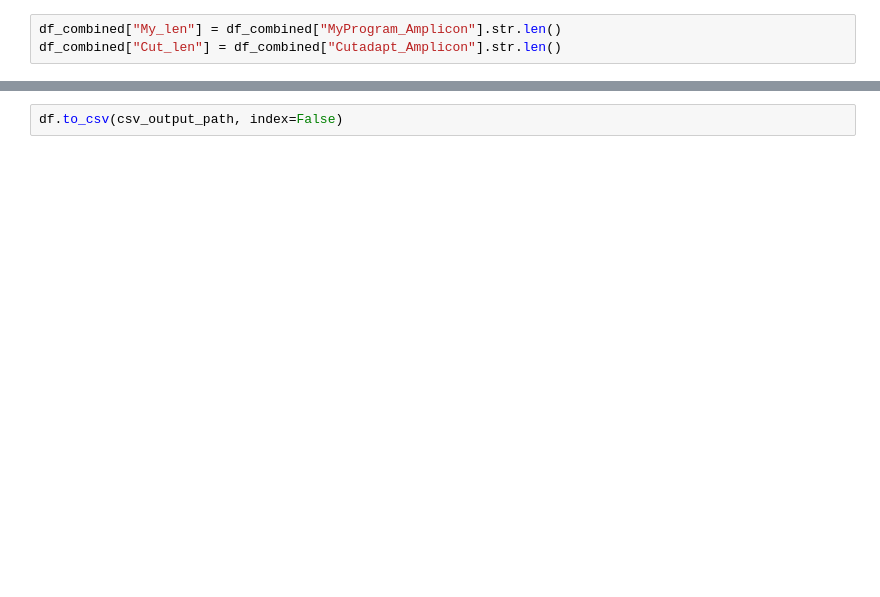
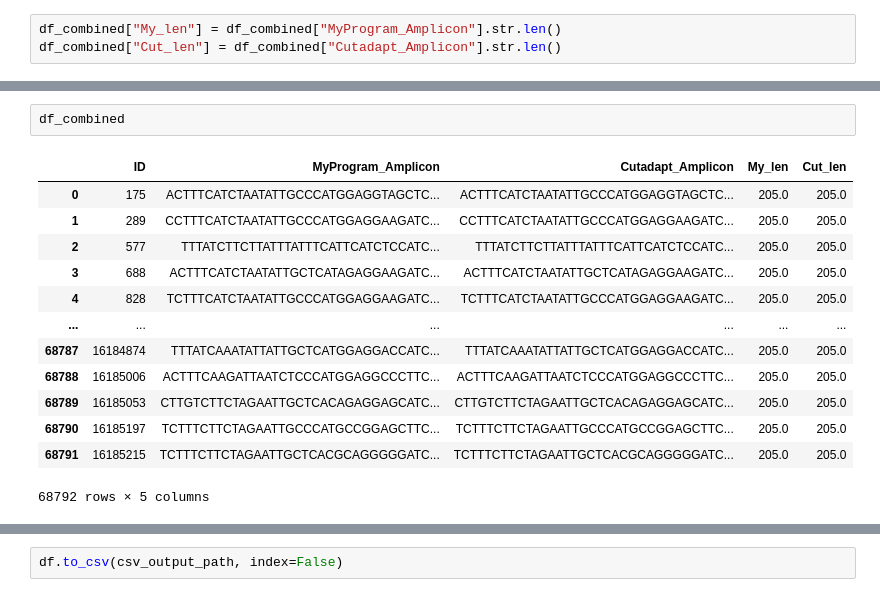
Before and after one commit to Vuju/primer-finder, a Jupyter notebook: notebooks/16-run-benchmarks.ipynb, the cells around one changed output, grey strips where cells are left out. Saved outputs shown, nothing was run; the diff lists cells and outputs as text; blank space fills up the shorter version.

```diff
--- a/notebooks/16-run-benchmarks.ipynb
+++ b/notebooks/16-run-benchmarks.ipynb
@@ -175,3 +173,19 @@ print(len(df_diff))
+# %%
+df_combined
+# %% [output]
+|  | ID | MyProgram_Amplicon | Cutadapt_Amplicon | My_len | Cut_len |
+| 0 | 175 | ACTTTCATCTAATATTGCCCATGGAGGTAGCTC... | ACTTTCATCTAATATTGCCCATGGAGGTAGCTC... | 205.0 | 205.0 |
+| 1 | 289 | CCTTTCATCTAATATTGCCCATGGAGGAAGATC... | CCTTTCATCTAATATTGCCCATGGAGGAAGATC... | 205.0 | 205.0 |
+| 2 | 577 | TTTATCTTCTTATTTATTTCATTCATCTCCATC... | TTTATCTTCTTATTTATTTCATTCATCTCCATC... | 205.0 | 205.0 |
+| 3 | 688 | ACTTTCATCTAATATTGCTCATAGAGGAAGATC... | ACTTTCATCTAATATTGCTCATAGAGGAAGATC... | 205.0 | 205.0 |
+| 4 | 828 | TCTTTCATCTAATATTGCCCATGGAGGAAGATC... | TCTTTCATCTAATATTGCCCATGGAGGAAGATC... | 205.0 | 205.0 |
+| ... | ... | ... | ... | ... | ... |
+| 68787 | 16184874 | TTTATCAAATATTATTGCTCATGGAGGACCATC... | TTTATCAAATATTATTGCTCATGGAGGACCATC... | 205.0 | 205.0 |
+| 68788 | 16185006 | ACTTTCAAGATTAATCTCCCATGGAGGCCCTTC... | ACTTTCAAGATTAATCTCCCATGGAGGCCCTTC... | 205.0 | 205.0 |
+| 68789 | 16185053 | CTTGTCTTCTAGAATTGCTCACAGAGGAGCATC... | CTTGTCTTCTAGAATTGCTCACAGAGGAGCATC... | 205.0 | 205.0 |
+| 68790 | 16185197 | TCTTTCTTCTAGAATTGCCCATGCCGGAGCTTC... | TCTTTCTTCTAGAATTGCCCATGCCGGAGCTTC... | 205.0 | 205.0 |
+| 68791 | 16185215 | TCTTTCTTCTAGAATTGCTCACGCAGGGGGATC... | TCTTTCTTCTAGAATTGCTCACGCAGGGGGATC... | 205.0 | 205.0 |
+68792 rows × 5 columns
 # %%
 import matplotlib.pyplot as plt
 
```
Also changed, not shown: parts of 7 cells of this notebook, 3 other files.
